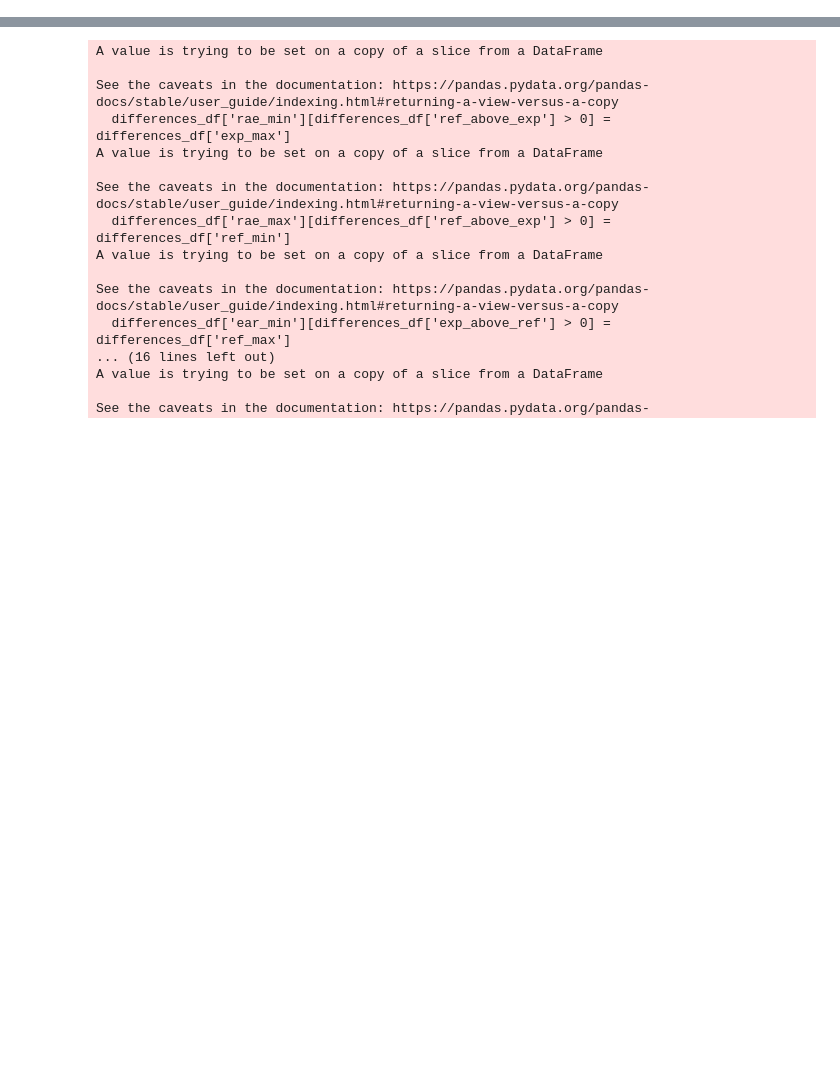
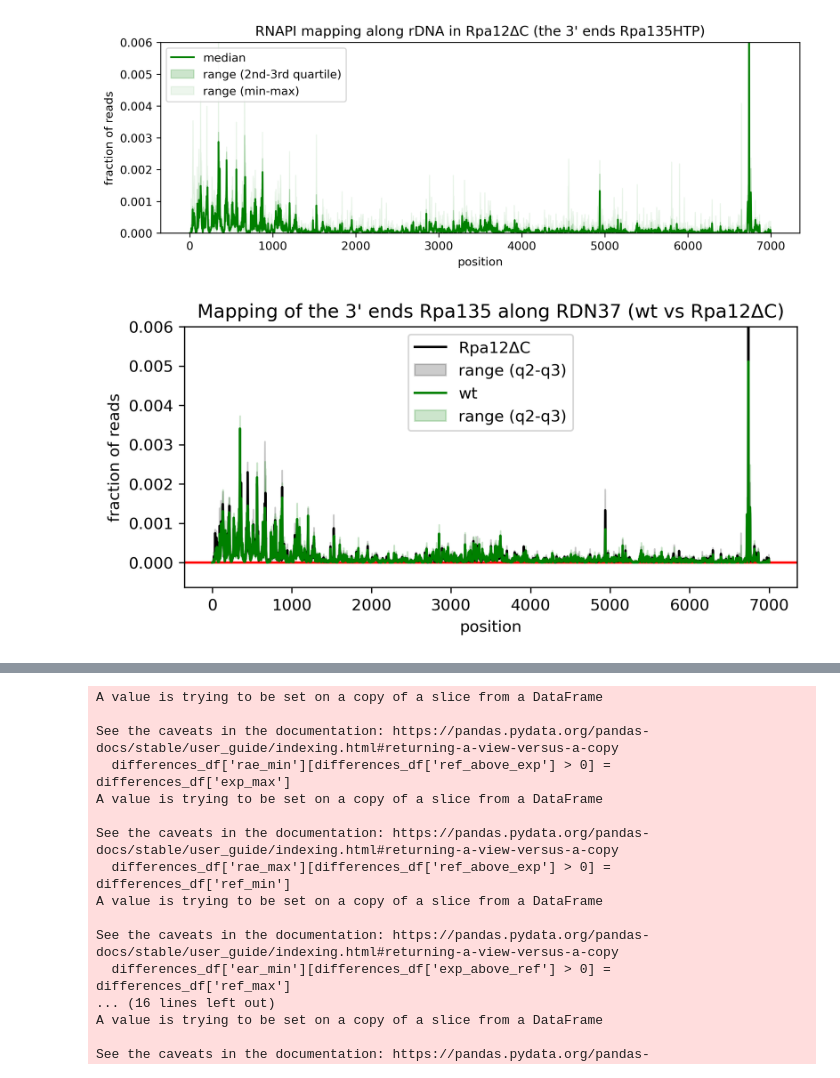
Before and after one commit to tturowski/Pol1_termination_MS, a Jupyter notebook: 05_notebooks/Fig_2_Rpa12dC.ipynb, the cells around one changed output, grey strips where cells are left out. Cells and saved outputs as stored; diff of their text form; code cells hidden in the pictures; blank space fills up the shorter version.

```diff
--- a/05_notebooks/Fig_2_Rpa12dC.ipynb
+++ b/05_notebooks/Fig_2_Rpa12dC.ipynb
@@ -81,3 +81,15 @@ Experiments:
+# %%
+tt.plotting.plot_as_box_plot(df12_Rpa135_rpa12d_3end, figsize=(10,3), title="RNAPI mapping along rDNA in Rpa12ΔC (the 3' ends Rpa135HTP)",
+                             start=1300,stop=8300,
+                             dpi=300,ylim=(None,0.006),offset=1300,fname='Fig_S2B.png')
+
+tt.plotting.plot_to_compare(ref=df11_Rpa135_wt_3end, df=df12_Rpa135_rpa12d_3end,figsize=(7,3),ref_label="wt",label="Rpa12ΔC",
+                           title="Mapping of the 3' ends Rpa135 along RDN37 (wt vs Rpa12ΔC)",
+                           dpi=300,offset=1300, ylim=(None,0.006),
+                           start=1300,stop=8300, fname='Fig_S2Bv2.png')
+# %% [output]
+[figure, added]
+[figure, added]
 # %%
 start=6600+1300
 stop=7900+1300
```
Also changed, not shown: parts of 4 cells of this notebook, 8 other files.
